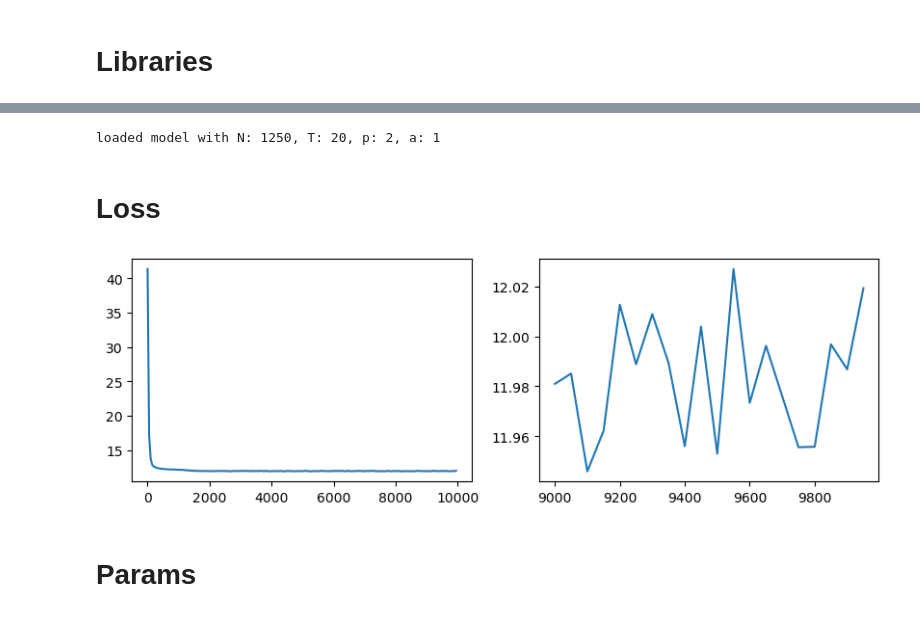
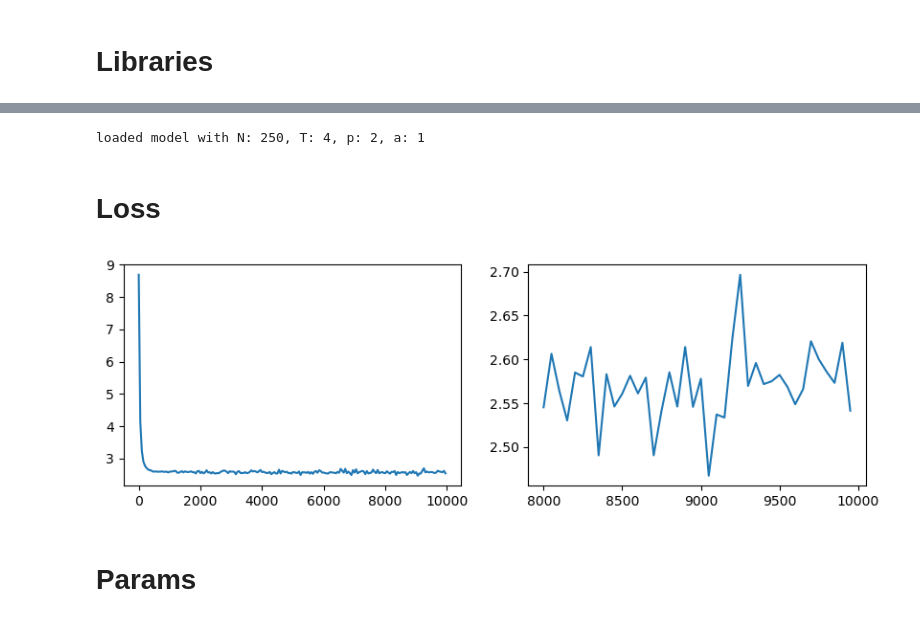
Before and after one commit to Ali-Setareh/SeqGPLVM_FEMSM, a Jupyter notebook: notebooks/model_inspection.ipynb, the cells around one changed output, grey strips where cells are left out. Saved outputs shown, nothing was run; the diff lists cells and outputs as text; code cells hidden in the pictures.

```diff
--- a/notebooks/model_inspection.ipynb
+++ b/notebooks/model_inspection.ipynb
@@ -67,7 +60,7 @@ device = "cuda"
 tid = 9
 train_id = df_idx.train_id.unique()[tid]
 
-train_id = "281b276cad"
+train_id = "7f60071d68"
 
 train_out = cwd / train_dir(Path(os.environ.get("FINAL_ROOT", "./results")).expanduser(), model_name, train_id)
 data_path = json.loads((train_out / "data_ref.json").read_text(encoding="utf-8"))["data_file"]
@@ -91,19 +84,19 @@ step = config["logging"]["param_logging_freq"]
 
 print(f"loaded model with N: {df_manifest['params']['n']}, T: {df_manifest['params']['T']}, p: {df_manifest['params']['p']}, a: {df_manifest['params']['a']}")
 # %% [output]
-loaded model with N: 1250, T: 20, p: 2, a: 1
+loaded model with N: 250, T: 4, p: 2, a: 1
 # %% [markdown]
 # Loss
 # %%
 import matplotlib.pyplot as plt
 
-last_n_step = 20
+last_n_step = 40
 fig,ax = plt.subplots(1,2,figsize = (10,3))
 ax[0].plot(np.arange(len(loss_list)) * step , loss_list)
 ax[1].plot(range((len(loss_list)- last_n_step) * step , len(loss_list) * step , step) ,loss_list[-last_n_step:])
 plt.show()
 # %% [output]
-[figure, old version]
+[figure, new version]
 # %% [markdown]
 # Params
 # %%
```
Also changed, not shown: parts of 54 cells of this notebook, 4 other files.
